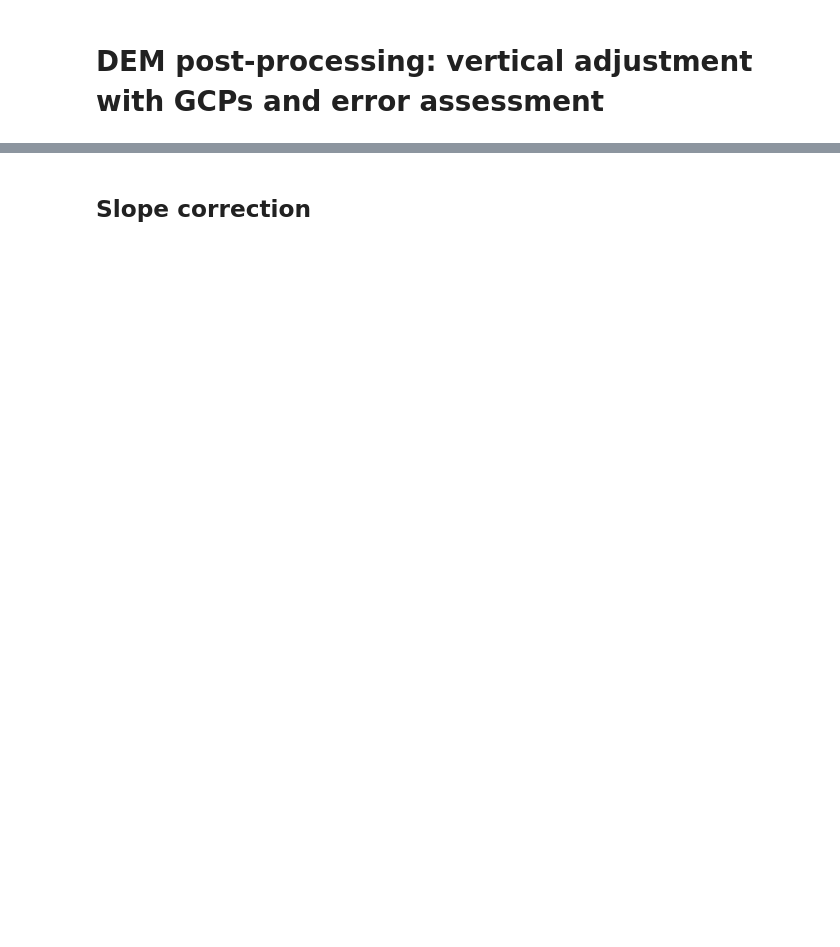
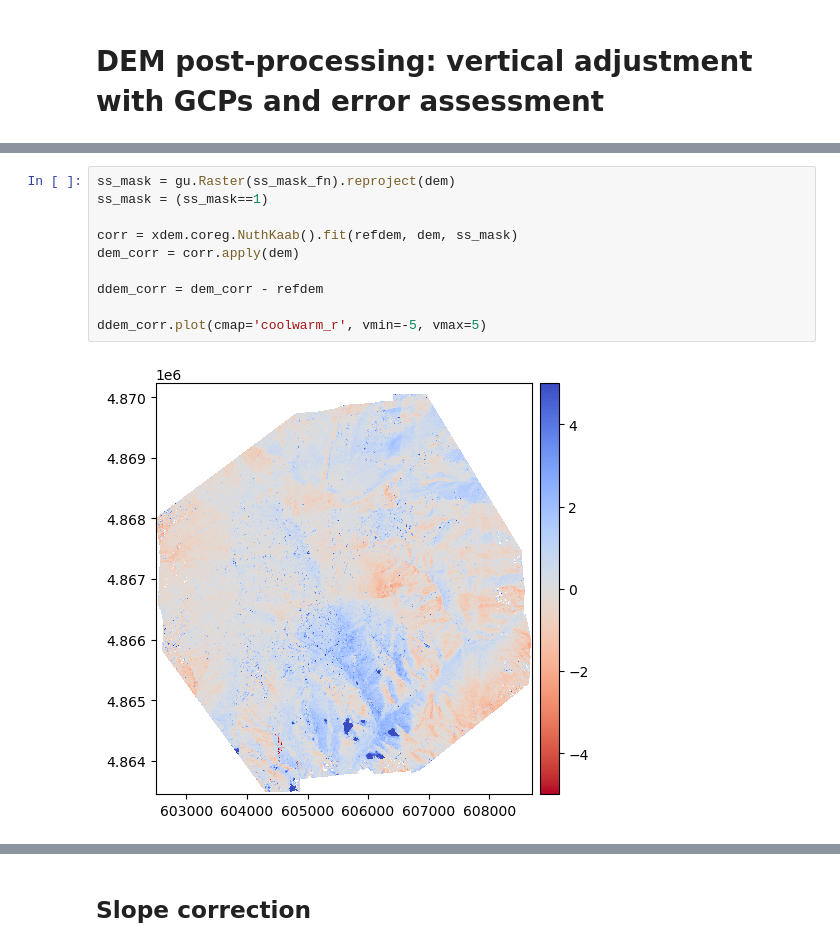
Before and after one commit to RaineyAbe/skysat_stereo_snow, a Jupyter notebook: notebooks/post_process.ipynb, the cells around one changed output, grey strips where cells are left out. Cells and saved outputs as stored; diff of their text form; blank space fills up the shorter version.

```diff
--- a/notebooks/post_process.ipynb
+++ b/notebooks/post_process.ipynb
@@ -85,0 +93,12 @@ Z-Shifted DEM saved to file: /Volumes/LaCie/raineyaberle/Research/PhD/Skysat-Ste
+# %%
+ss_mask = gu.Raster(ss_mask_fn).reproject(dem)
+ss_mask = (ss_mask==1)
+
+corr = xdem.coreg.NuthKaab().fit(refdem, dem, ss_mask)
+dem_corr = corr.apply(dem)
+
+ddem_corr = dem_corr - refdem
+
+ddem_corr.plot(cmap='coolwarm_r', vmin=-5, vmax=5)
+# %% [output]
+[figure, added]
```
Also changed, not shown: parts of 16 cells of this notebook, 47 other files.
